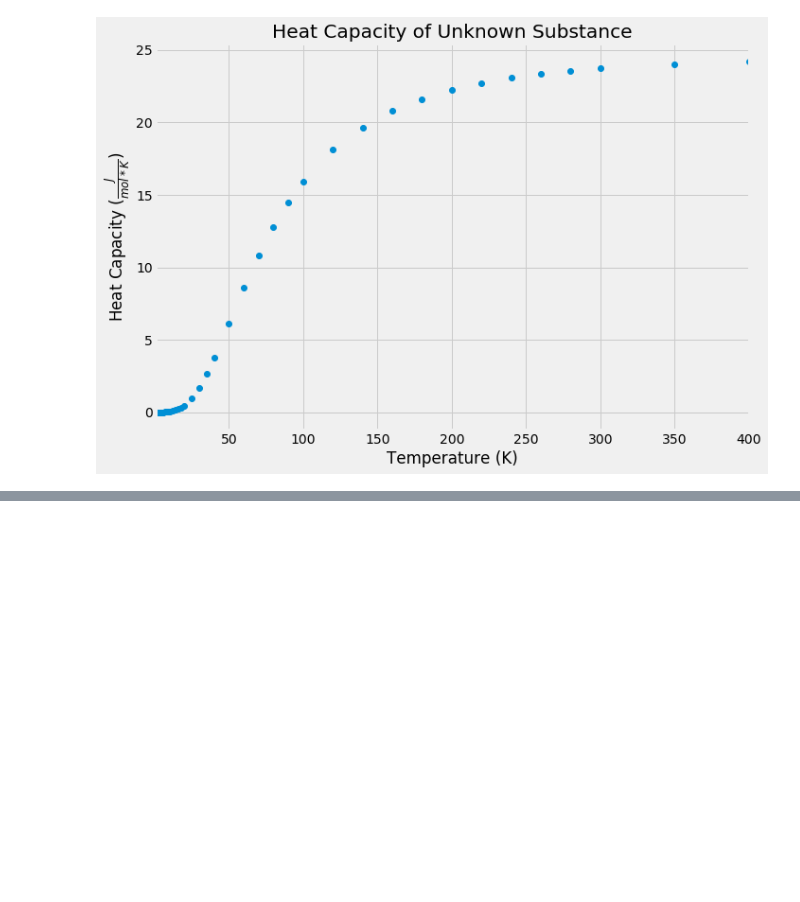
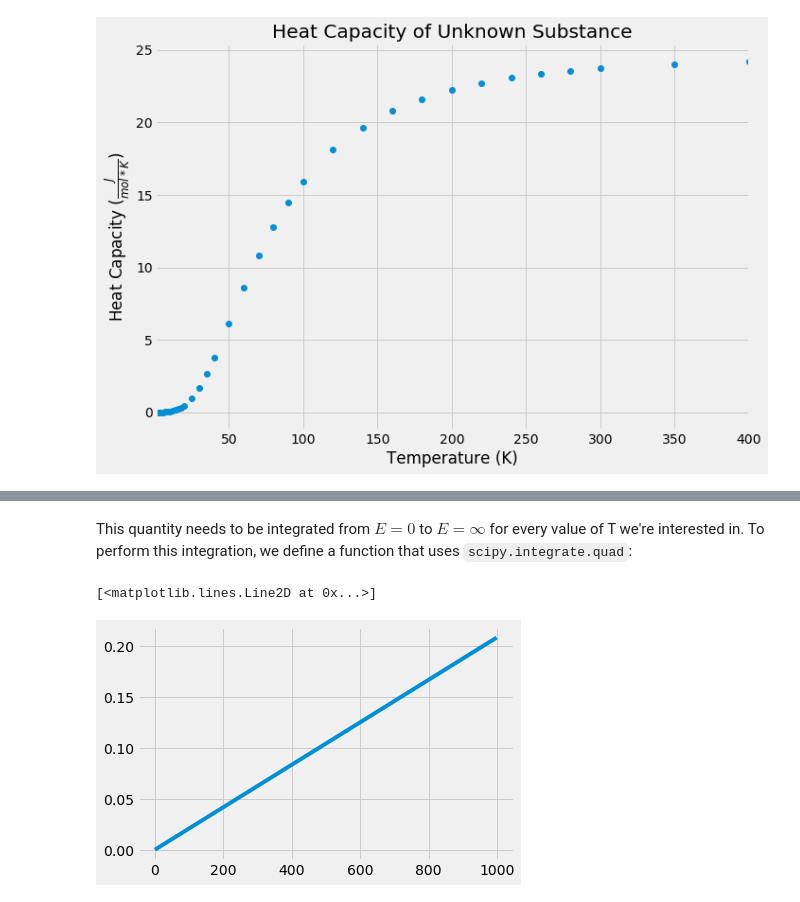
Before and after one commit to lucbouchard1/phys_412, a Jupyter notebook: project.ipynb, the cells around one changed output, grey strips where cells are left out. Saved outputs shown, nothing was run; the diff lists cells and outputs as text; code cells hidden in the pictures; blank space fills up the shorter version.

```diff
--- a/project.ipynb
+++ b/project.ipynb
@@ -66,0 +152,32 @@ In order to compute the theoretical heat capacity of this substance using the De
+# %%
+def qfem_integrand(x, C):
+    # Hack to prevent buffer overflows
+    p = x - C
+    if (p > 709):
+        print('zero')
+        v = 0
+    else:
+        v = np.exp(x-C) / (np.exp(x-C) + 1)**2
+    return x**(3/2) * p * v
+# %% [markdown]
+This quantity needs to be integrated from $E=0$ to $E=\infty$ for every value of T we're interested in. To perform this integration, we define a function that uses `scipy.integrate.quad`:
+# %%
+FERMI_ENERGY = fermi_energy
+
+def electron_heat_capacity(T, Ef):
+    cv = np.zeros_like(T, dtype='float64')
+    coef = 3 * const.Avogadro * const.Boltzmann**(5/2) / (2 * Ef**(3/2))
+
+    for i,t in np.ndenumerate(T):
+        C = Ef / (const.Boltzmann * t)
+        lower = C - 40 if C - 40 > 0 else 0
+        v,_ = integrate.quad(qfem_integrand, lower, C+100, args=(C))
+        cv[i] = coef * t**(3/2) * v
+    return cv
+
+temps = np.linspace(1, 400, 1000, dtype='float64')
+electron_cv = electron_heat_capacity(temps, FERMI_ENERGY)
+plt.plot(electron_cv)
+# %% [output]
+[<matplotlib.lines.Line2D at 0x...>]
+[figure, added]
```
Also changed, not shown: parts of 14 cells of this notebook.
